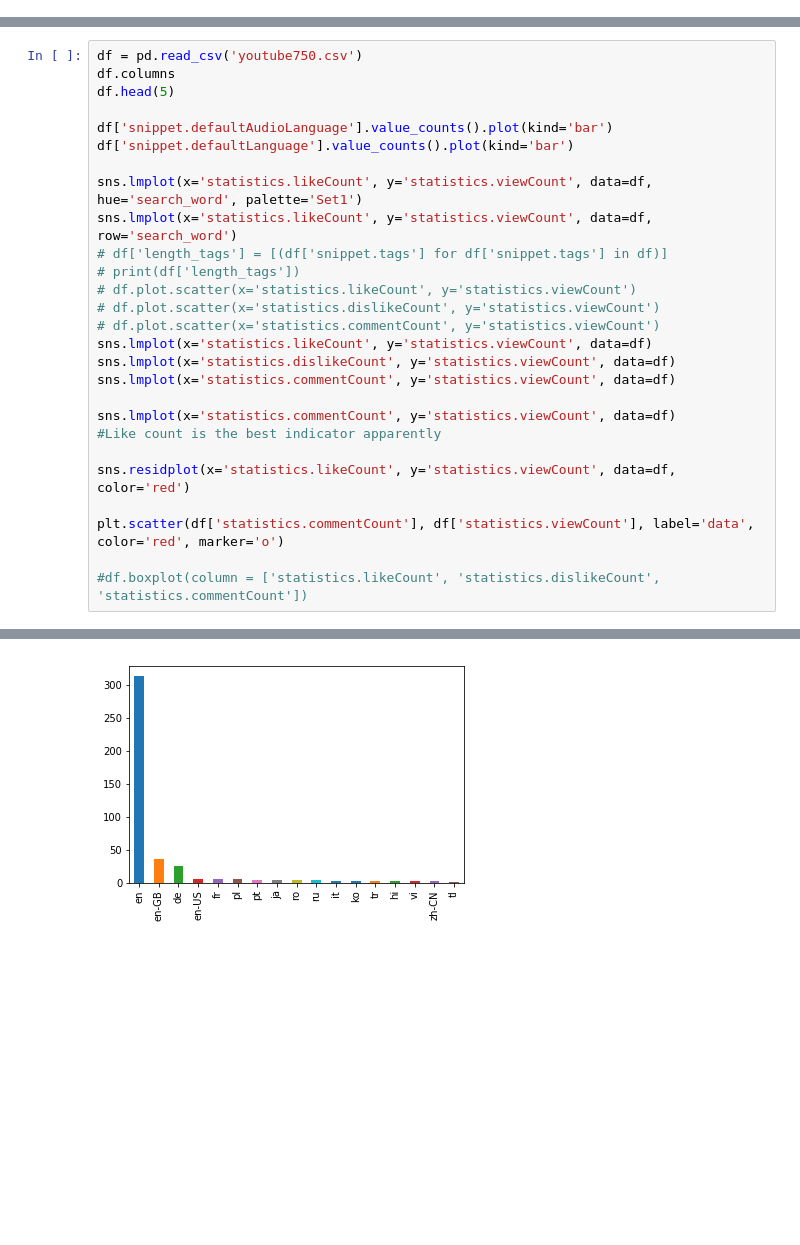
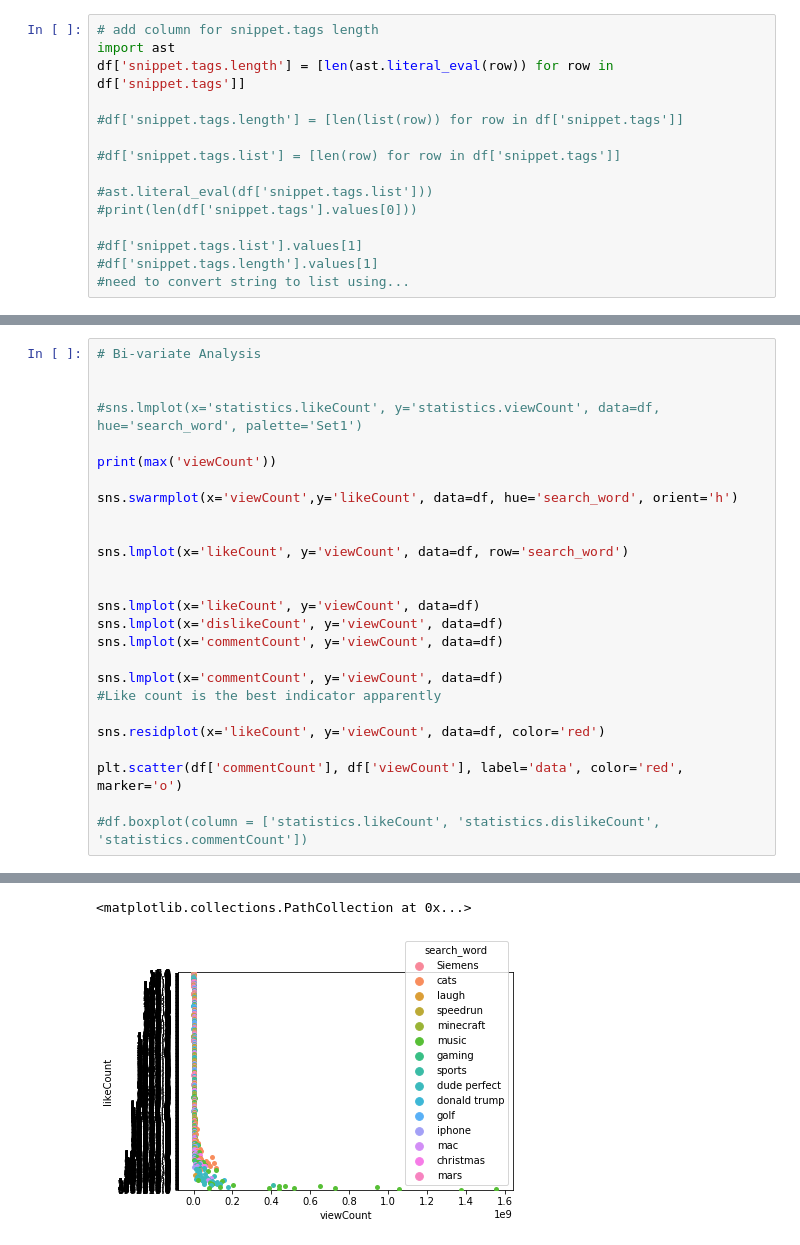
Before and after one commit to addiwei/Springboard, a Jupyter notebook: Youtube Project Notebook.ipynb, the cells around one changed output, grey strips where cells are left out. Saved outputs shown, nothing was run; the diff lists cells and outputs as text; blank space fills up the shorter version.

Commit message:
Youtube project 181205

```diff
--- a/Youtube Project Notebook.ipynb
+++ b/Youtube Project Notebook.ipynb
@@ -152,0 +243,15 @@ Enter the authorization code: 4/qADYjMZp9m2ZFF6Br7bcgt7r0ECu_jw-RZmZFjyOCSBB4g8n
+# %%
+# add column for snippet.tags length
+import ast
+df['snippet.tags.length'] = [len(ast.literal_eval(row)) for row in df['snippet.tags']]
+
+#df['snippet.tags.length'] = [len(list(row)) for row in df['snippet.tags']]
+
+#df['snippet.tags.list'] = [len(row) for row in df['snippet.tags']]
+
+#ast.literal_eval(df['snippet.tags.list']))
+#print(len(df['snippet.tags'].values[0]))
+
+#df['snippet.tags.list'].values[1]
+#df['snippet.tags.length'].values[1]
+#need to convert string to list using...
@@ -153,28 +361,27 @@ Enter the authorization code: 4/qADYjMZp9m2ZFF6Br7bcgt7r0ECu_jw-RZmZFjyOCSBB4g8n
 # %%
-df = pd.read_csv('youtube750.csv')
-df.columns
-df.head(5)
+# Bi-variate Analysis
 
-df['snippet.defaultAudioLanguage'].value_counts().plot(kind='bar')
-df['snippet.defaultLanguage'].value_counts().plot(kind='bar')
 
-sns.lmplot(x='statistics.likeCount', y='statistics.viewCount', data=df, hue='search_word', palette='Set1')
-sns.lmplot(x='statistics.likeCount', y='statistics.viewCount', data=df, row='search_word')
-# df['length_tags'] = [(df['snippet.tags'] for df['snippet.tags'] in df)]
-# print(df['length_tags'])
-# df.plot.scatter(x='statistics.likeCount', y='statistics.viewCount')
-# df.plot.scatter(x='statistics.dislikeCount', y='statistics.viewCount')
-# df.plot.scatter(x='statistics.commentCount', y='statistics.viewCount')
-sns.lmplot(x='statistics.likeCount', y='statistics.viewCount', data=df)
-sns.lmplot(x='statistics.dislikeCount', y='statistics.viewCount', data=df)
-sns.lmplot(x='statistics.commentCount', y='statistics.viewCount', data=df)
+#sns.lmplot(x='statistics.likeCount', y='statistics.viewCount', data=df, hue='search_word', palette='Set1')
 
-sns.lmplot(x='statistics.commentCount', y='statistics.viewCount', data=df)
+print(max('viewCount'))
+
+sns.swarmplot(x='viewCount',y='likeCount', data=df, hue='search_word', orient='h')
+
+
+sns.lmplot(x='likeCount', y='viewCount', data=df, row='search_word')
+
+
+sns.lmplot(x='likeCount', y='viewCount', data=df)
+sns.lmplot(x='dislikeCount', y='viewCount', data=df)
+sns.lmplot(x='commentCount', y='viewCount', data=df)
+
+sns.lmplot(x='commentCount', y='viewCount', data=df)
 #Like count is the best indicator apparently
 
-sns.residplot(x='statistics.likeCount', y='statistics.viewCount', data=df, color='red')
+sns.residplot(x='likeCount', y='viewCount', data=df, color='red')
 
-plt.scatter(df['statistics.commentCount'], df['statistics.viewCount'], label='data', color='red', marker='o')
+plt.scatter(df['commentCount'], df['viewCount'], label='data', color='red', marker='o')
 
 #df.boxplot(column = ['statistics.likeCount', 'statistics.dislikeCount', 'statistics.commentCount'])
 # %% [output]
@@ -182 +389,2 @@ plt.scatter(df['statistics.commentCount'], df['statistics.viewCount'], label='da
+<matplotlib.collections.PathCollection at 0x...>
-[figure, old version]
+[figure, new version]
```
Also changed, not shown: parts of 11 cells of this notebook.
